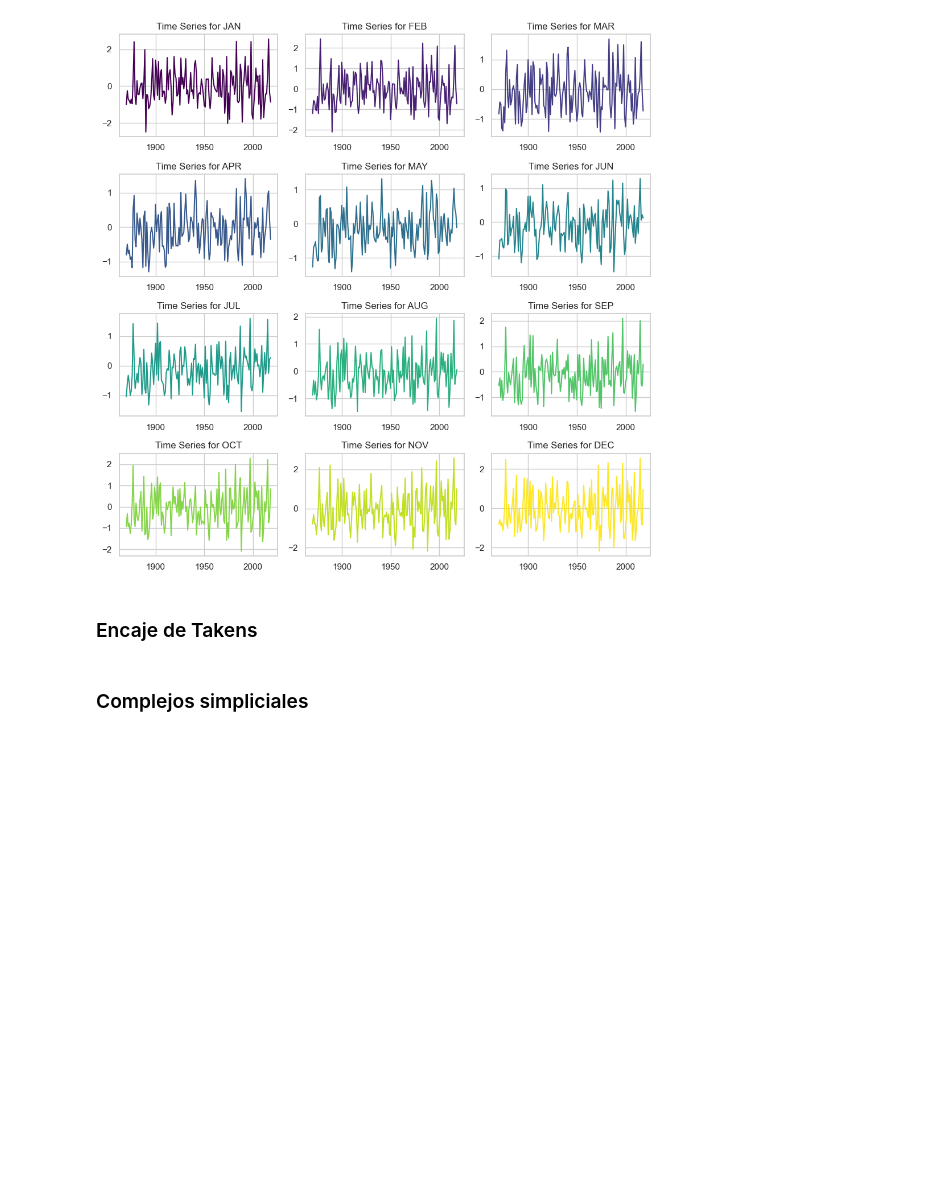
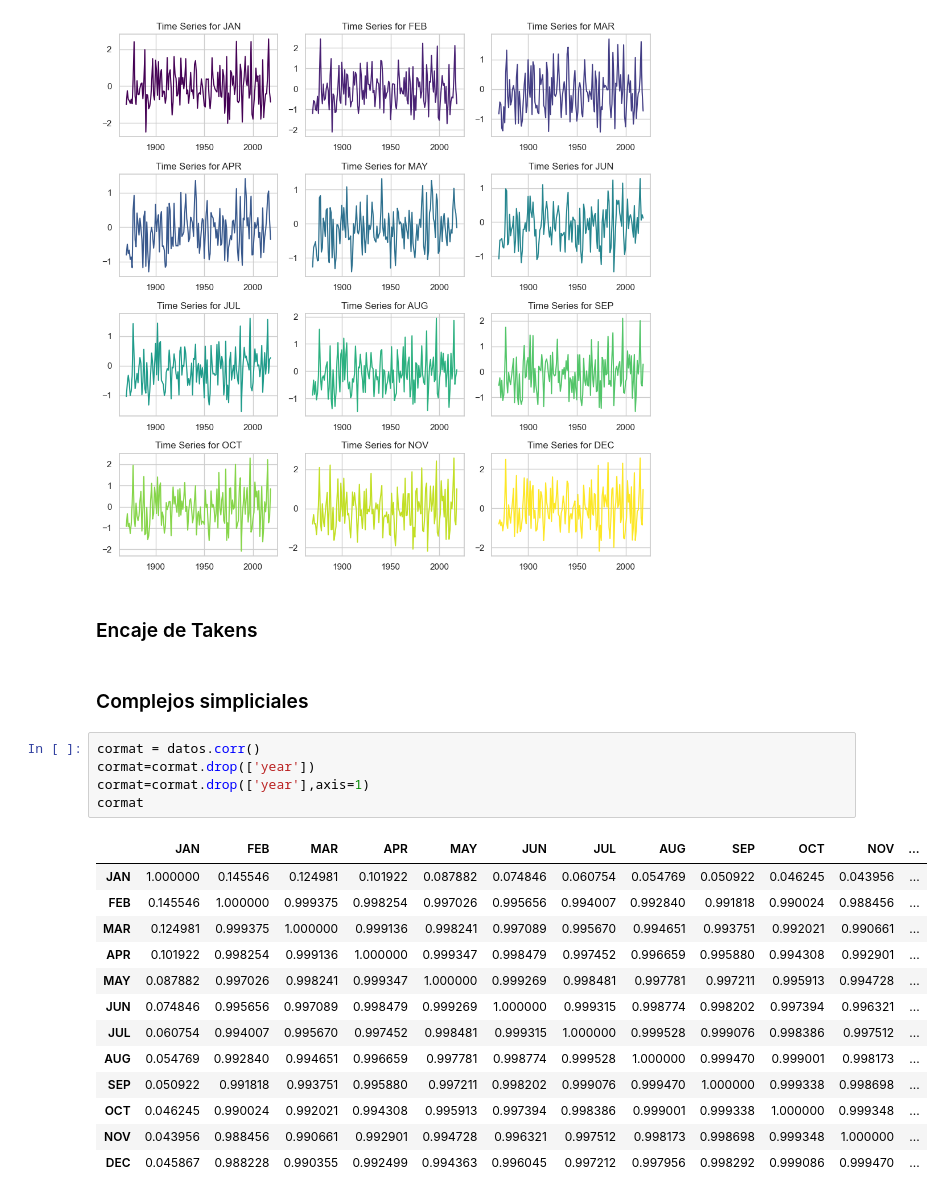
Before and after one commit to CastroMaster10/ENSO-Persistence-analysis, a Jupyter notebook: main.ipynb, the cells around one changed output. Saved outputs shown, nothing was run; the diff lists cells and outputs as text; blank space fills up the shorter version.

```diff
--- a/main.ipynb
+++ b/main.ipynb
@@ -73,3 +73,22 @@ plt.show()
 ### Encaje de Takens
 # %% [markdown]
 ### Complejos simpliciales
+# %%
+cormat = datos.corr()
+cormat=cormat.drop(['year'])
+cormat=cormat.drop(['year'],axis=1)
+cormat
+# %% [output]
+|  | JAN | FEB | MAR | APR | MAY | JUN | JUL | AUG | SEP | OCT | NOV | ... |
+| JAN | 1.000000 | 0.145546 | 0.124981 | 0.101922 | 0.087882 | 0.074846 | 0.060754 | 0.054769 | 0.050922 | 0.046245 | 0.043956 | ... |
+| FEB | 0.145546 | 1.000000 | 0.999375 | 0.998254 | 0.997026 | 0.995656 | 0.994007 | 0.992840 | 0.991818 | 0.990024 | 0.988456 | ... |
+| MAR | 0.124981 | 0.999375 | 1.000000 | 0.999136 | 0.998241 | 0.997089 | 0.995670 | 0.994651 | 0.993751 | 0.992021 | 0.990661 | ... |
+| APR | 0.101922 | 0.998254 | 0.999136 | 1.000000 | 0.999347 | 0.998479 | 0.997452 | 0.996659 | 0.995880 | 0.994308 | 0.992901 | ... |
+| MAY | 0.087882 | 0.997026 | 0.998241 | 0.999347 | 1.000000 | 0.999269 | 0.998481 | 0.997781 | 0.997211 | 0.995913 | 0.994728 | ... |
+| JUN | 0.074846 | 0.995656 | 0.997089 | 0.998479 | 0.999269 | 1.000000 | 0.999315 | 0.998774 | 0.998202 | 0.997394 | 0.996321 | ... |
+| JUL | 0.060754 | 0.994007 | 0.995670 | 0.997452 | 0.998481 | 0.999315 | 1.000000 | 0.999528 | 0.999076 | 0.998386 | 0.997512 | ... |
+| AUG | 0.054769 | 0.992840 | 0.994651 | 0.996659 | 0.997781 | 0.998774 | 0.999528 | 1.000000 | 0.999470 | 0.999001 | 0.998173 | ... |
+| SEP | 0.050922 | 0.991818 | 0.993751 | 0.995880 | 0.997211 | 0.998202 | 0.999076 | 0.999470 | 1.000000 | 0.999338 | 0.998698 | ... |
+| OCT | 0.046245 | 0.990024 | 0.992021 | 0.994308 | 0.995913 | 0.997394 | 0.998386 | 0.999001 | 0.999338 | 1.000000 | 0.999348 | ... |
+| NOV | 0.043956 | 0.988456 | 0.990661 | 0.992901 | 0.994728 | 0.996321 | 0.997512 | 0.998173 | 0.998698 | 0.999348 | 1.000000 | ... |
+| DEC | 0.045867 | 0.988228 | 0.990355 | 0.992499 | 0.994363 | 0.996045 | 0.997212 | 0.997956 | 0.998292 | 0.999086 | 0.999470 | ... |
```
Also changed, not shown: parts of 1 cell of this notebook.
